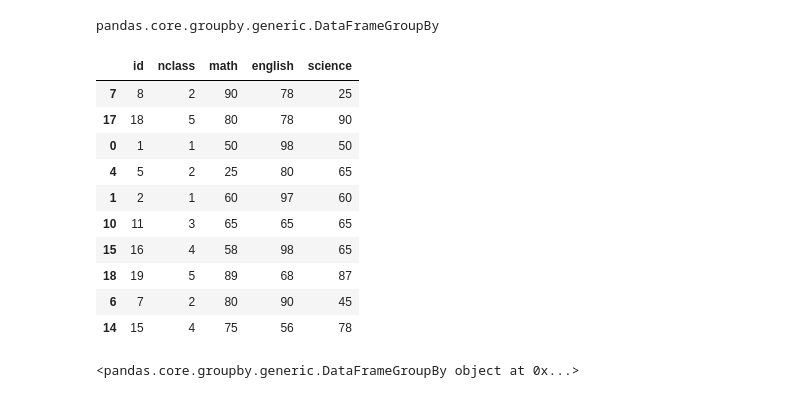
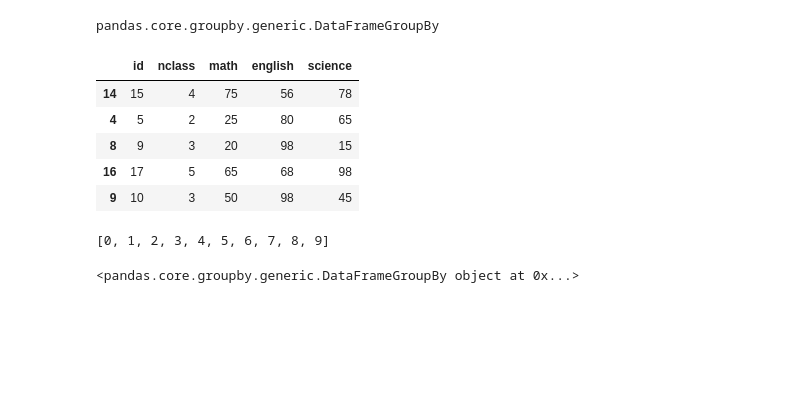
Before and after one commit to ai7dnn/2024-1-my-BDA, a Jupyter notebook: inclass/05w_lect_ch06_dataframe_group_merge.ipynb, the cells around one changed output. Saved outputs shown, nothing was run; the diff lists cells and outputs as text; code cells hidden in the pictures; blank space fills up the shorter version.

```diff
--- a/inclass/05w_lect_ch06_dataframe_group_merge.ipynb
+++ b/inclass/05w_lect_ch06_dataframe_group_merge.ipynb
@@ -163,19 +270,18 @@ type(exam.groupby('nclass'))
 # %% [output]
 pandas.core.groupby.generic.DataFrameGroupBy
 # %%
-exam.sample(10) # 임의의 행 수
+exam.sample(5) # 임의의 행 수
 # %% [output]
 |  | id | nclass | math | english | science |
-| 7 | 8 | 2 | 90 | 78 | 25 |
-| 17 | 18 | 5 | 80 | 78 | 90 |
-| 0 | 1 | 1 | 50 | 98 | 50 |
+| 14 | 15 | 4 | 75 | 56 | 78 |
 | 4 | 5 | 2 | 25 | 80 | 65 |
-| 1 | 2 | 1 | 60 | 97 | 60 |
-| 10 | 11 | 3 | 65 | 65 | 65 |
-| 15 | 16 | 4 | 58 | 98 | 65 |
-| 18 | 19 | 5 | 89 | 68 | 87 |
-| 6 | 7 | 2 | 80 | 90 | 45 |
-| 14 | 15 | 4 | 75 | 56 | 78 |
+| 8 | 9 | 3 | 20 | 98 | 15 |
+| 16 | 17 | 5 | 65 | 68 | 98 |
+| 9 | 10 | 3 | 50 | 98 | 45 |
+# %%
+list(range(10))
+# %% [output]
+[0, 1, 2, 3, 4, 5, 6, 7, 8, 9]
 # %%
 exam.groupby('nclass') # 객체 DataFrameGroupBy
 # %% [output]
```
Also changed, not shown: parts of 57 cells of this notebook.
